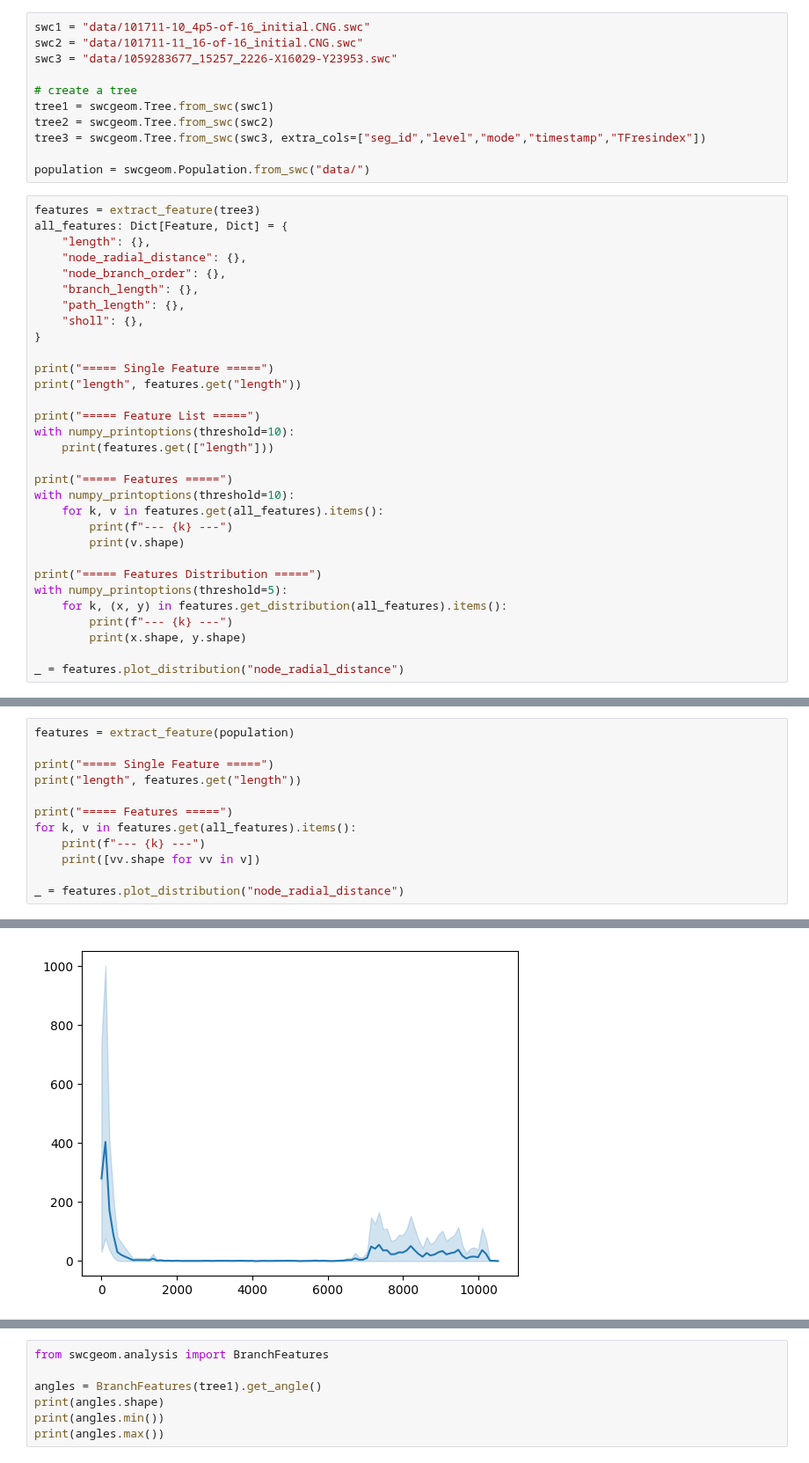
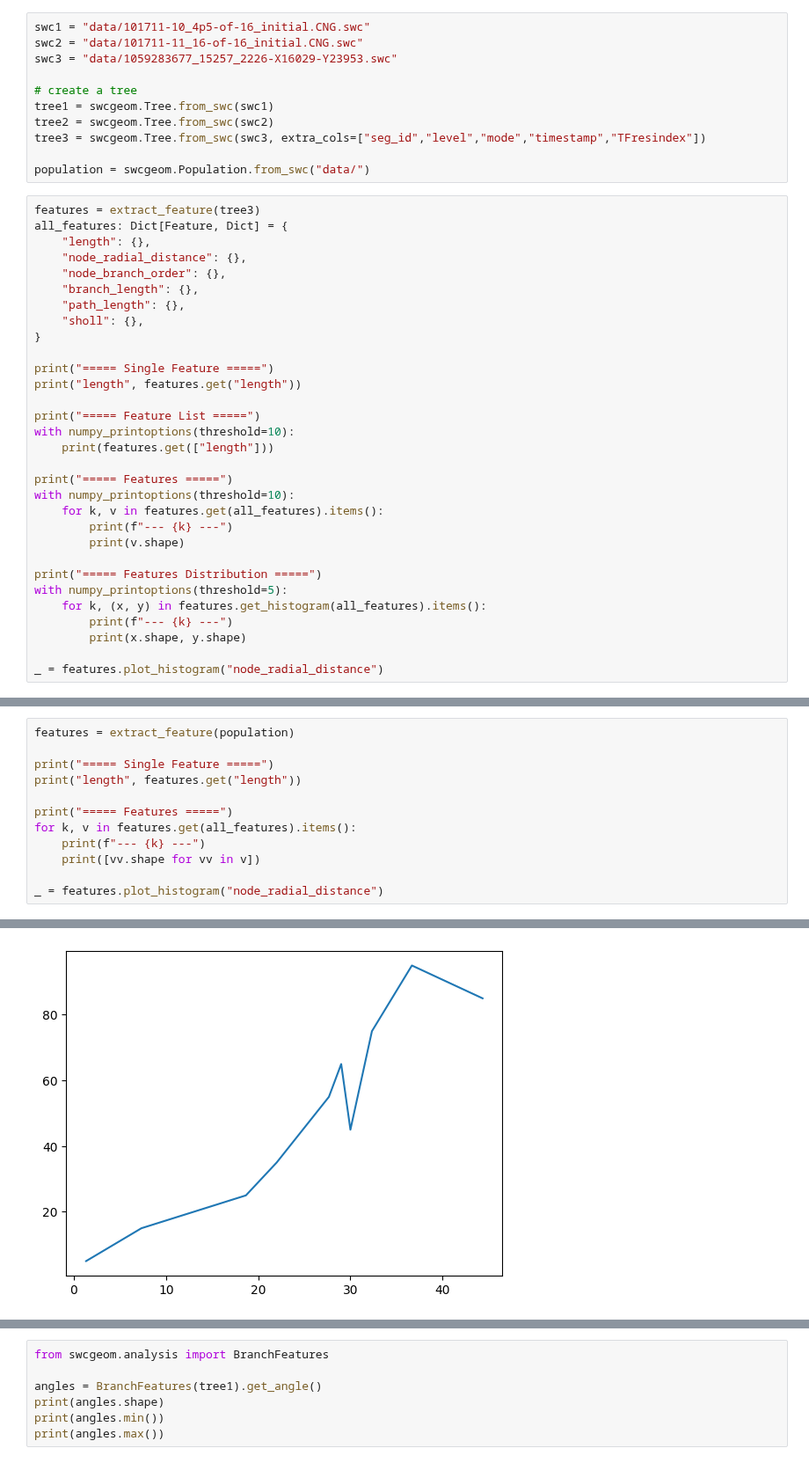
Before and after one commit to yzx9/swcgeom, a Jupyter notebook: examples/Features.ipynb, the cells around one changed output, grey strips where cells are left out. Shown at 88% size. Drawn from its saved outputs; the diff is of its cells as text.

```diff
--- a/examples/Features.ipynb
+++ b/examples/Features.ipynb
@@ -52,11 +52,11 @@ with numpy_printoptions(threshold=10):
 
 print("===== Features Distribution =====")
 with numpy_printoptions(threshold=5):
-    for k, (x, y) in features.get_distribution(all_features).items():
+    for k, (x, y) in features.get_histogram(all_features).items():
         print(f"--- {k} ---")
         print(x.shape, y.shape)
 
-_ = features.plot_distribution("node_radial_distance")
+_ = features.plot_histogram("node_radial_distance")
 # %% [output]
 ===== Single Feature =====
 length [53405.574]
@@ -87,6 +87,6 @@ for k, v in features.get(all_features).items():
     print(f"--- {k} ---")
     print([vv.shape for vv in v])
 
-_ = features.plot_distribution("node_radial_distance")
+_ = features.plot_histogram("node_radial_distance")
 # %% [output]
 ===== Single Feature =====
@@ -107,4 +107,4 @@ length [array([6833.212], dtype=float32), array([53405.574], dtype=float32), arr
-[figure, old version]
+[figure, new version]
 # %%
 from swcgeom.analysis import Sholl
 
```
Also changed, not shown: parts of 3 cells of this notebook, 4 other files.
